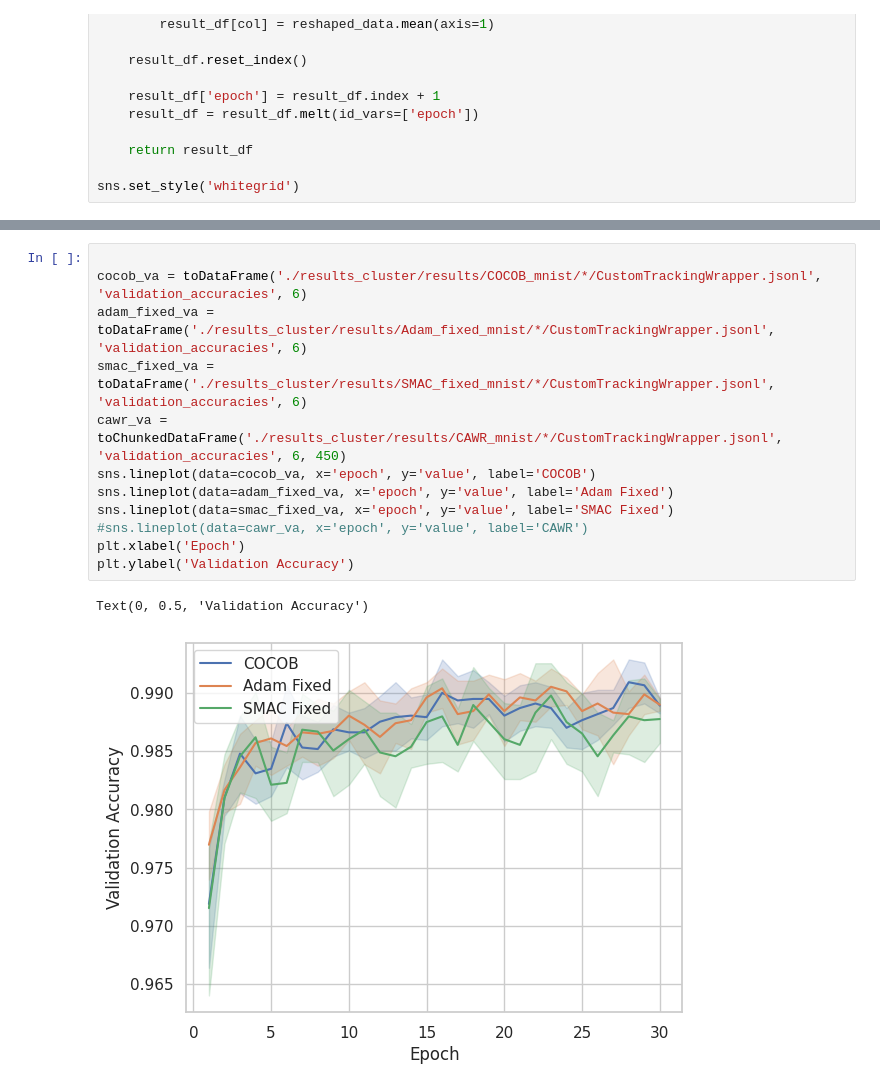
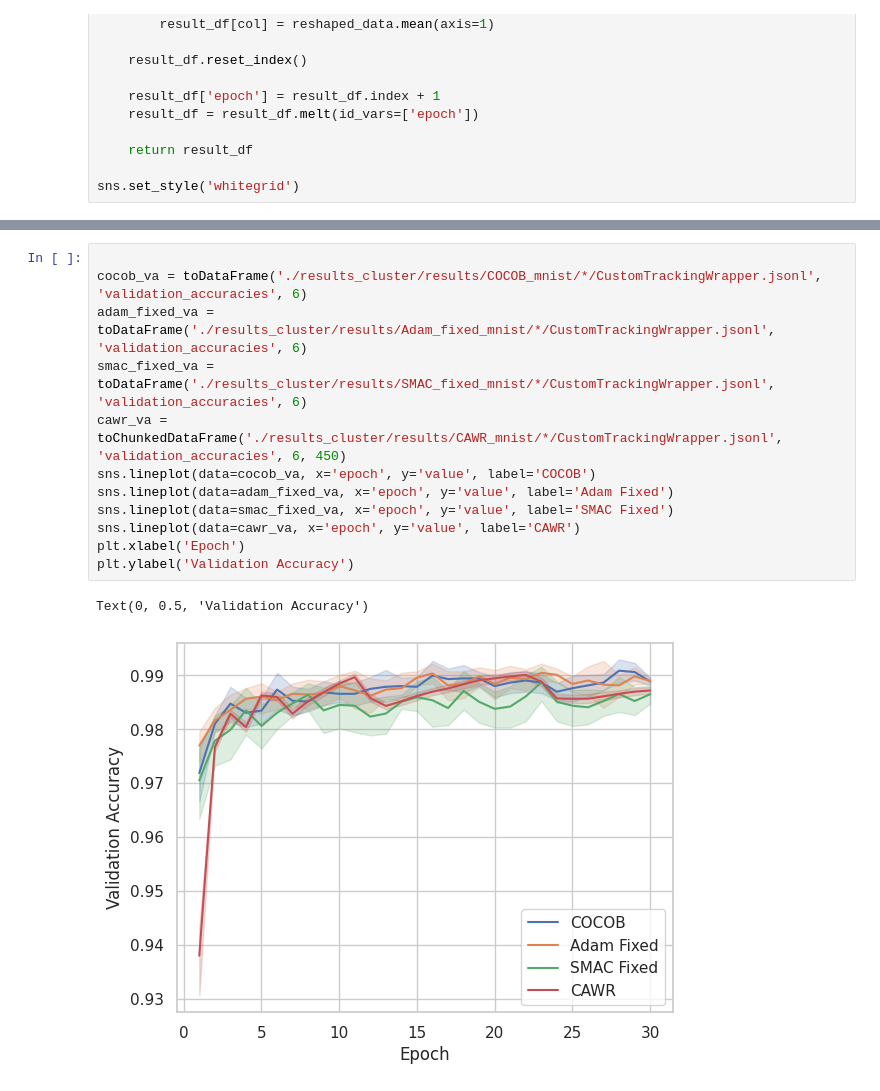
Before and after one commit to MichaHenh/Revisiting_LR_Control, a Jupyter notebook: ba_parameter_free_dac/plotting_mnist.ipynb, the cells around one changed output, grey strips where cells are left out. Saved outputs shown, nothing was run; the diff lists cells and outputs as text.

Commit message:
fixes and plotting

```diff
--- a/ba_parameter_free_dac/plotting_mnist.ipynb
+++ b/ba_parameter_free_dac/plotting_mnist.ipynb
@@ -73,18 +73,18 @@ Text(0, 0.5, 'Validation Loss')
 # %%
 
 cocob_va = toDataFrame('./results_cluster/results/COCOB_mnist/*/CustomTrackingWrapper.jsonl', 'validation_accuracies', 6)
 adam_fixed_va = toDataFrame('./results_cluster/results/Adam_fixed_mnist/*/CustomTrackingWrapper.jsonl', 'validation_accuracies', 6)
 smac_fixed_va = toDataFrame('./results_cluster/results/SMAC_fixed_mnist/*/CustomTrackingWrapper.jsonl', 'validation_accuracies', 6)
 cawr_va = toChunkedDataFrame('./results_cluster/results/CAWR_mnist/*/CustomTrackingWrapper.jsonl', 'validation_accuracies', 6, 450)
 sns.lineplot(data=cocob_va, x='epoch', y='value', label='COCOB')
 sns.lineplot(data=adam_fixed_va, x='epoch', y='value', label='Adam Fixed')
 sns.lineplot(data=smac_fixed_va, x='epoch', y='value', label='SMAC Fixed')
-#sns.lineplot(data=cawr_va, x='epoch', y='value', label='CAWR')
+sns.lineplot(data=cawr_va, x='epoch', y='value', label='CAWR')
 plt.xlabel('Epoch')
 plt.ylabel('Validation Accuracy')
 # %% [output]
 Text(0, 0.5, 'Validation Accuracy')
-[figure, old version]
+[figure, new version]
 # %%
 
 cocob_elr = toDataFrame('./results_cluster/results/COCOB_mnist/*/CustomTrackingWrapper.jsonl', 'effective_lrs', 9)
```
Also changed, not shown: parts of 3 cells of this notebook, 3 other files.
